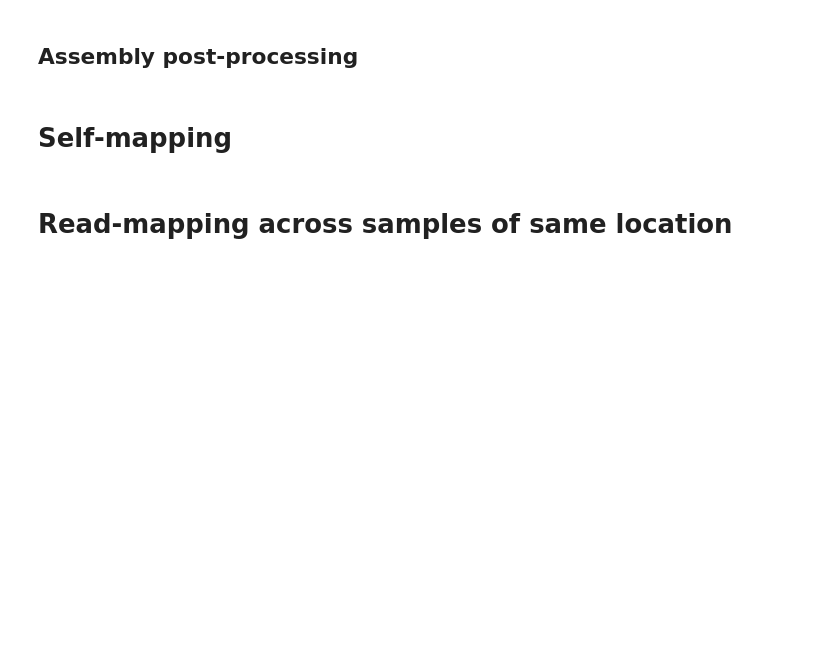
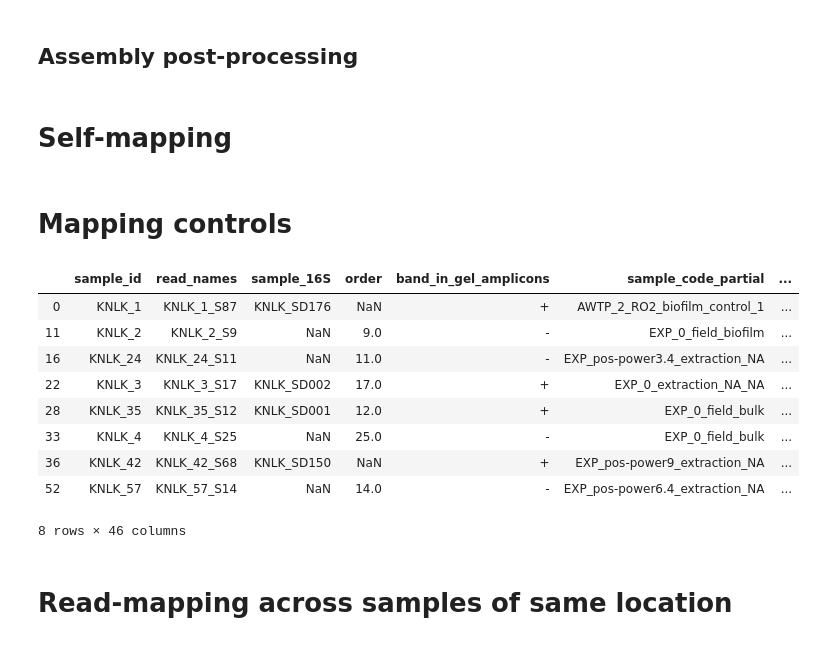
Before and after one commit to rosekantor/awtp2, a Jupyter notebook: reads_to_assemblies.ipynb, the cells around one changed output. Cells and saved outputs as stored; diff of their text form; code cells hidden in the pictures; blank space fills up the shorter version.

Commit message:
self-mapping and control mapping

```diff
--- a/reads_to_assemblies.ipynb
+++ b/reads_to_assemblies.ipynb
@@ -244,3 +248,18 @@ for group, df in tab.groupby('project_type'):
             qcmd = f'echo "{map_cmd}" | qsub -V -pe smp 48 -N {s}_vs_{s}'
             f.write(qcmd + '\n')
     f.close()
+# %% [markdown]
+# Mapping controls
+# %%
+tab[tab.project_type=="Experimental"]
+# %% [output]
+|  | sample_id | read_names | sample_16S | order | band_in_gel_amplicons | sample_code_partial | ... |
+| 0 | KNLK_1 | KNLK_1_S87 | KNLK_SD176 | NaN | + | AWTP_2_RO2_biofilm_control_1 | ... |
+| 11 | KNLK_2 | KNLK_2_S9 | NaN | 9.0 | - | EXP_0_field_biofilm | ... |
+| 16 | KNLK_24 | KNLK_24_S11 | NaN | 11.0 | - | EXP_pos-power3.4_extraction_NA | ... |
+| 22 | KNLK_3 | KNLK_3_S17 | KNLK_SD002 | 17.0 | + | EXP_0_extraction_NA_NA | ... |
+| 28 | KNLK_35 | KNLK_35_S12 | KNLK_SD001 | 12.0 | + | EXP_0_field_bulk | ... |
+| 33 | KNLK_4 | KNLK_4_S25 | NaN | 25.0 | - | EXP_0_field_bulk | ... |
+| 36 | KNLK_42 | KNLK_42_S68 | KNLK_SD150 | NaN | + | EXP_pos-power9_extraction_NA | ... |
+| 52 | KNLK_57 | KNLK_57_S14 | NaN | 14.0 | - | EXP_pos-power6.4_extraction_NA | ... |
+8 rows × 46 columns
```
Also changed, not shown: parts of 4 cells of this notebook.
